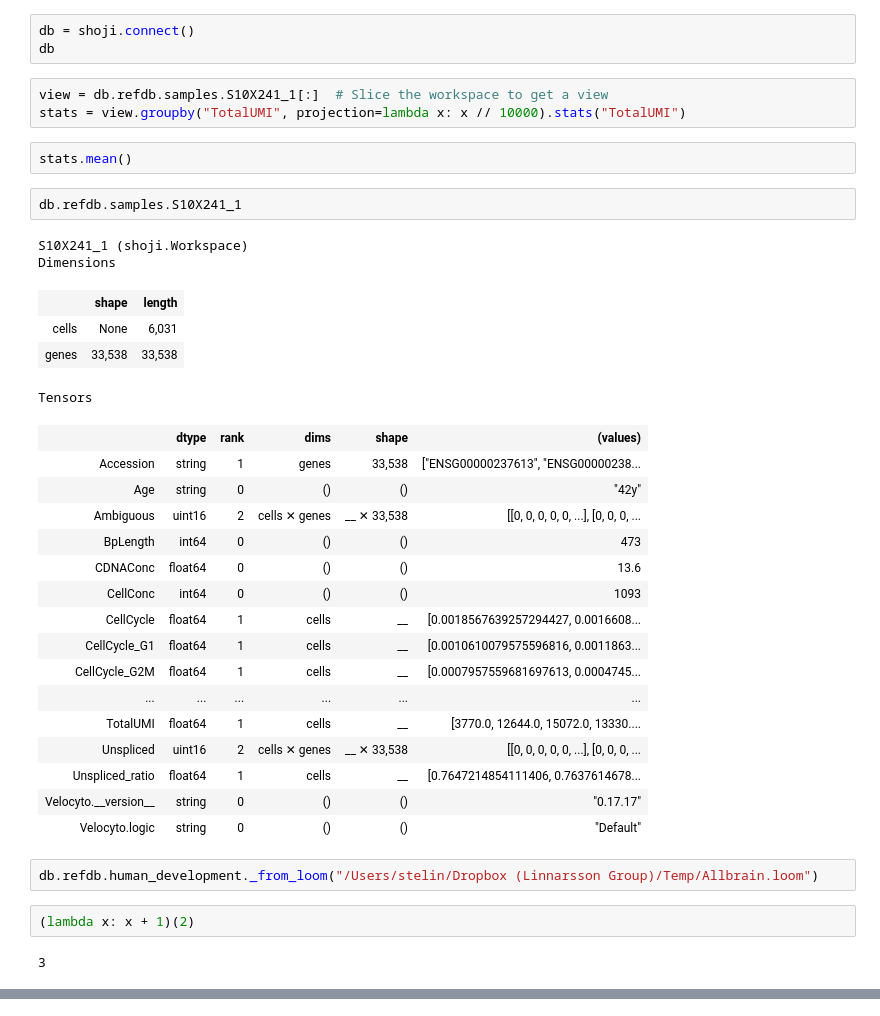
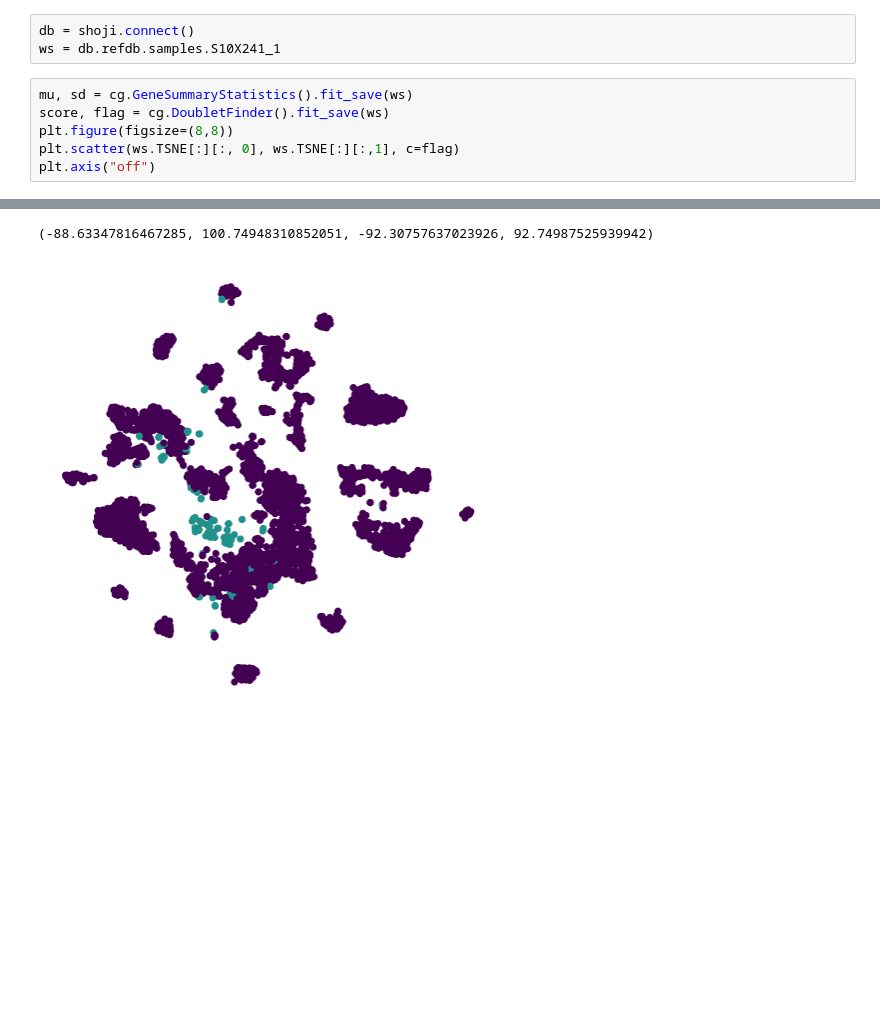
Before and after one commit to linnarsson-lab/shoji, a Jupyter notebook: notebooks/shoji.ipynb, the cells around one changed output, grey strips where cells are left out. Saved outputs shown, nothing was run; the diff lists cells and outputs as text; blank space fills up the shorter version.

```diff
--- a/notebooks/shoji.ipynb
+++ b/notebooks/shoji.ipynb
@@ -18,39 +17,10 @@ AttributeError: partially initialized module 'shoji' has no attribute 'GroupDime
 # %%
 db = shoji.connect()
-db
+ws = db.refdb.samples.S10X241_1
-# %%
-view = db.refdb.samples.S10X241_1[:]  # Slice the workspace to get a view
-stats = view.groupby("TotalUMI", projection=lambda x: x // 10000).stats("TotalUMI")
-# %%
-stats.mean()
-# %%
-db.refdb.samples.S10X241_1
-# %% [output]
-S10X241_1 (shoji.Workspace)
-Dimensions
-|  | shape | length |
-| cells | None | 6,031 |
-| genes | 33,538 | 33,538 |
-Tensors
-|  | dtype | rank | dims | shape | (values) |
-| Accession | string | 1 | genes | 33,538 | ["ENSG00000237613", "ENSG00000238... |
-| Age | string | 0 | () | () | "42y" |
-| Ambiguous | uint16 | 2 | cells ✕ genes | __ ✕ 33,538 | [[0, 0, 0, 0, 0, ...], [0, 0, 0, ... |
-| BpLength | int64 | 0 | () | () | 473 |
-| CDNAConc | float64 | 0 | () | () | 13.6 |
-| CellConc | int64 | 0 | () | () | 1093 |
-| CellCycle | float64 | 1 | cells | __ | [0.0018567639257294427, 0.0016608... |
-| CellCycle_G1 | float64 | 1 | cells | __ | [0.0010610079575596816, 0.0011863... |
-| CellCycle_G2M | float64 | 1 | cells | __ | [0.0007957559681697613, 0.0004745... |
-| ... | ... | ... | ... | ... | ... |
-| TotalUMI | float64 | 1 | cells | __ | [3770.0, 12644.0, 15072.0, 13330.... |
-| Unspliced | uint16 | 2 | cells ✕ genes | __ ✕ 33,538 | [[0, 0, 0, 0, 0, ...], [0, 0, 0, ... |
-| Unspliced_ratio | float64 | 1 | cells | __ | [0.7647214854111406, 0.7637614678... |
-| Velocyto.__version__ | string | 0 | () | () | "0.17.17" |
-| Velocyto.logic | string | 0 | () | () | "Default" |
-# %%
-db.refdb.human_development._from_loom("/Users/stelin/Dropbox (Linnarsson Group)/Temp/Allbrain.loom")
-# %%
-(lambda x: x + 1)(2)
-# %% [output]
-3
+# %%
+mu, sd = cg.GeneSummaryStatistics().fit_save(ws)
+score, flag = cg.DoubletFinder().fit_save(ws)
+plt.figure(figsize=(8,8))
+plt.scatter(ws.TSNE[:][:, 0], ws.TSNE[:][:,1], c=flag)
+plt.axis("off")
+# %% [output]
@@ -56,0 +41,2 @@ db.refdb.human_development._from_loom("/Users/stelin/Dropbox (Linnarsson Group)/
+(-88.63347816467285, 100.74948310852051, -92.30757637023926, 92.74987525939942)
+[figure, added]
```
Also changed, not shown: parts of 8 cells of this notebook, 4 other files.
